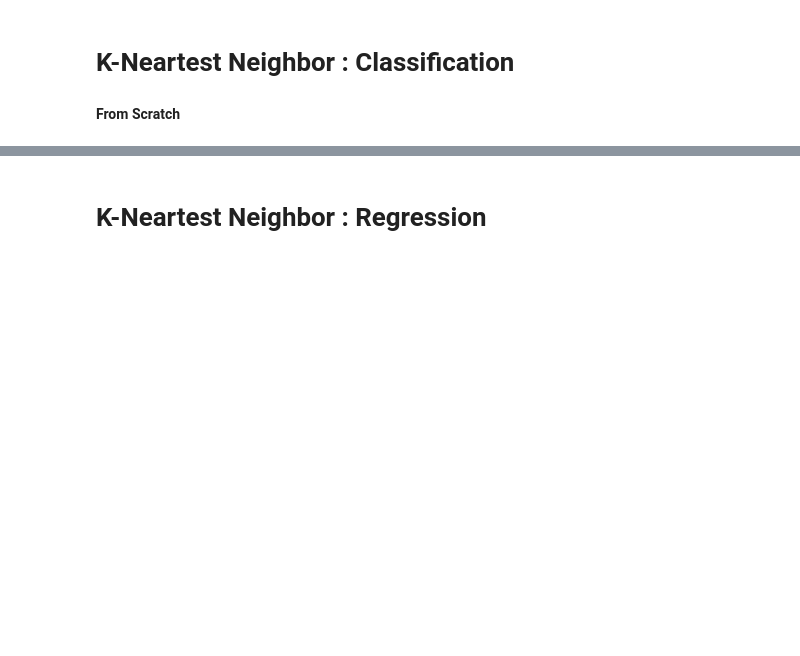
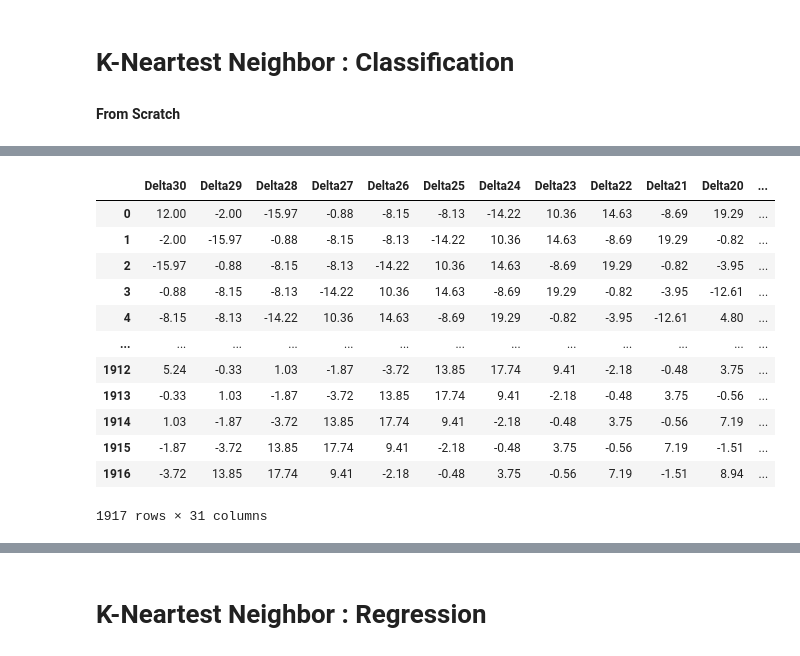
Before and after one commit to RTae/AI102, a Jupyter notebook: week1/AI102_Week1.ipynb, the cells around one changed output, grey strips where cells are left out. Saved outputs shown, nothing was run; the diff lists cells and outputs as text; code cells hidden in the pictures; blank space fills up the shorter version.

```diff
--- a/week1/AI102_Week1.ipynb
+++ b/week1/AI102_Week1.ipynb
@@ -81,0 +114,16 @@ print(pd.DataFrame(class_Target))
+# %%
+data
+# %% [output]
+|  | Delta30 | Delta29 | Delta28 | Delta27 | Delta26 | Delta25 | Delta24 | Delta23 | Delta22 | Delta21 | Delta20 | ... |
+| 0 | 12.00 | -2.00 | -15.97 | -0.88 | -8.15 | -8.13 | -14.22 | 10.36 | 14.63 | -8.69 | 19.29 | ... |
+| 1 | -2.00 | -15.97 | -0.88 | -8.15 | -8.13 | -14.22 | 10.36 | 14.63 | -8.69 | 19.29 | -0.82 | ... |
+| 2 | -15.97 | -0.88 | -8.15 | -8.13 | -14.22 | 10.36 | 14.63 | -8.69 | 19.29 | -0.82 | -3.95 | ... |
+| 3 | -0.88 | -8.15 | -8.13 | -14.22 | 10.36 | 14.63 | -8.69 | 19.29 | -0.82 | -3.95 | -12.61 | ... |
+| 4 | -8.15 | -8.13 | -14.22 | 10.36 | 14.63 | -8.69 | 19.29 | -0.82 | -3.95 | -12.61 | 4.80 | ... |
+| ... | ... | ... | ... | ... | ... | ... | ... | ... | ... | ... | ... | ... |
+| 1912 | 5.24 | -0.33 | 1.03 | -1.87 | -3.72 | 13.85 | 17.74 | 9.41 | -2.18 | -0.48 | 3.75 | ... |
+| 1913 | -0.33 | 1.03 | -1.87 | -3.72 | 13.85 | 17.74 | 9.41 | -2.18 | -0.48 | 3.75 | -0.56 | ... |
+| 1914 | 1.03 | -1.87 | -3.72 | 13.85 | 17.74 | 9.41 | -2.18 | -0.48 | 3.75 | -0.56 | 7.19 | ... |
+| 1915 | -1.87 | -3.72 | 13.85 | 17.74 | 9.41 | -2.18 | -0.48 | 3.75 | -0.56 | 7.19 | -1.51 | ... |
+| 1916 | -3.72 | 13.85 | 17.74 | 9.41 | -2.18 | -0.48 | 3.75 | -0.56 | 7.19 | -1.51 | 8.94 | ... |
+1917 rows × 31 columns
```
Also changed, not shown: parts of 23 cells of this notebook.
